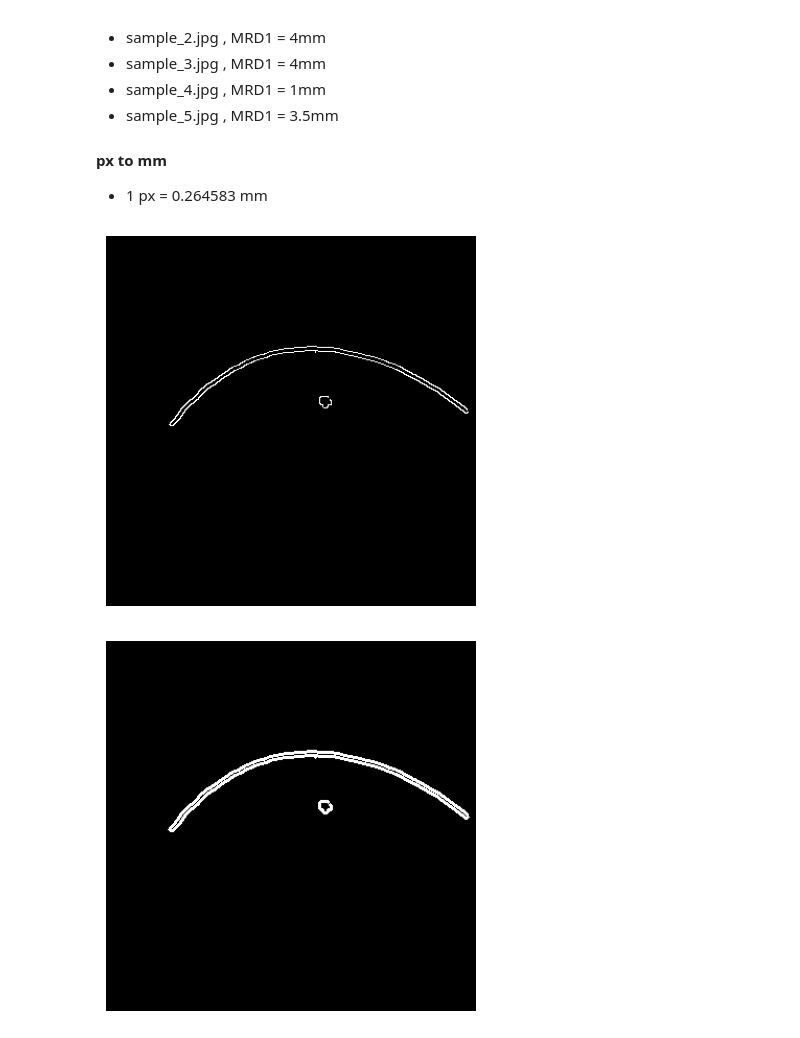
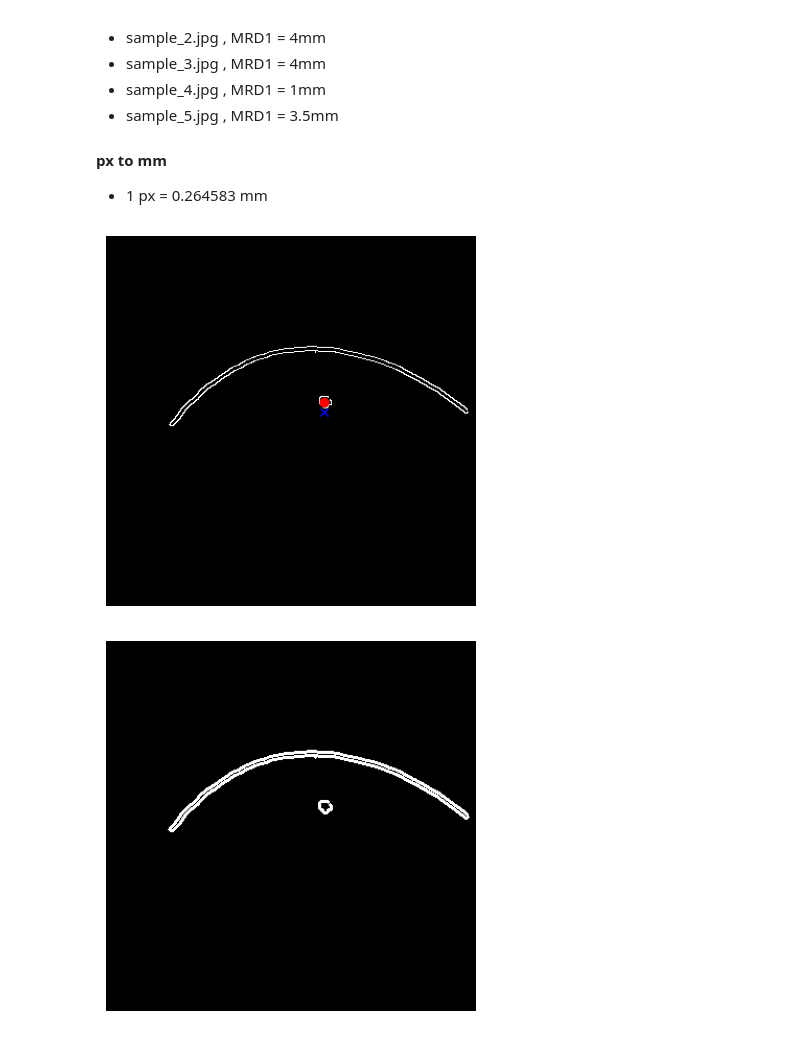
Before and after one commit to Oz174/Ptotic_Eye_Project, a Jupyter notebook: contour_detection_trials.ipynb, the cells around one changed output. Saved outputs shown, nothing was run; the diff lists cells and outputs as text; code cells hidden in the pictures.

```diff
--- a/contour_detection_trials.ipynb
+++ b/contour_detection_trials.ipynb
@@ -29,12 +27,15 @@ cx,cy
 - 1 px = 0.264583 mm
 # %%
 edges = cv2.Canny(extracted_eyes,450,600)
-
+max_y = edges.shape[0]
 plt.imshow(edges,cmap='gray')
 plt.axis('off')
+# mark cx,cy on the image
+plt.plot(cx,cy,'ro')
+plt.plot(cx,cy+10,'bx')
 plt.show()
 # %% [output]
-[figure, old version]
+[figure, new version]
 # %%
 
 kernel = make_circular_kernel((3,3),1)
```
Also changed, not shown: parts of 9 cells of this notebook, 1 other file.
